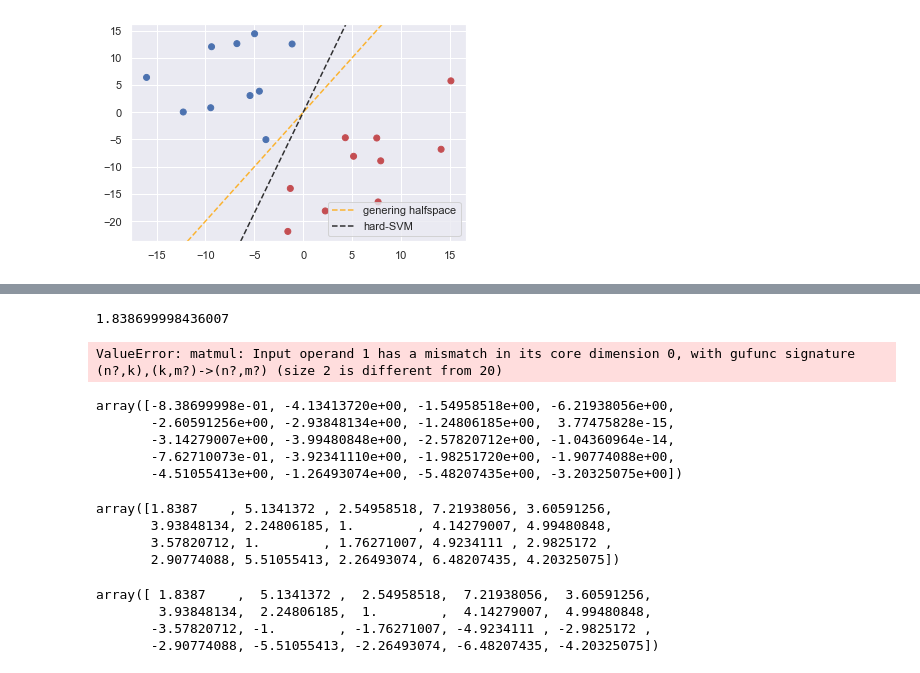
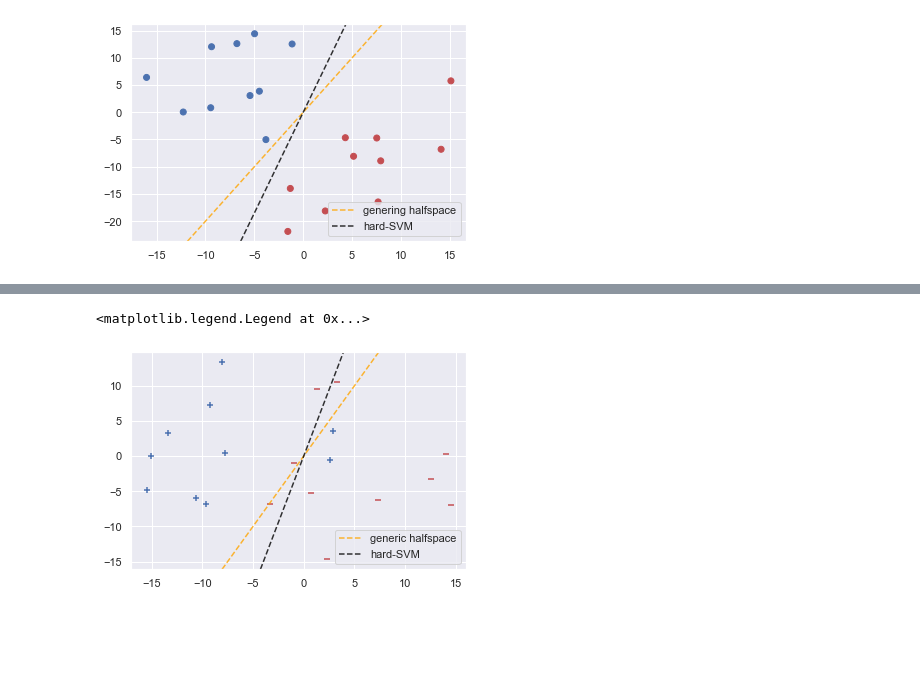
Before and after one commit to s276842/Mathematics-In-Machine-Learning, a Jupyter notebook: svm.ipynb, the cells around one changed output, grey strips where cells are left out. Cells and saved outputs as stored; diff of their text form; code cells hidden in the pictures; blank space fills up the shorter version.

Commit message:
soft-SVM

```diff
--- a/svm.ipynb
+++ b/svm.ipynb
@@ -98,32 +206,19 @@ SyntaxError: invalid syntax (<ipython-input-46-f4745782f9e9>, line 3)
 # %%
-x = X[0]
+model = soft_SVM()
+model.sgd(X, y, lam = 10)
+y_pred = model.transform(X)
+
+# colors = ['b' if y == 1.0 else 'r' for y in y_pred ]
+# plt.scatter(X[:,0], X[:,1], c=colors)
+plt.scatter(x_pos[:,0], x_pos[:,1], c='b', marker='+')
+plt.scatter(x_neg[:,0], x_neg[:,1], c='r', marker='_')
+# plt.plot([-10,10], [separating_line(-10), separating_line(10)],  linestyle='--', color ='black')
+w = model.w
+d = -w[0]/w[1]
+plt.axline((0, 0), slope = 2,  linestyle='--', color='orange', alpha=0.8, label ='generic halfspace')
+plt.axline((0, 0), slope = d,  linestyle='--', color='black', alpha=0.8, label ='hard-SVM')
+
+plt.legend()
+# %% [output]
+<matplotlib.legend.Legend at 0x...>
+[figure, added]
-# %%
-w @ x
-# %% [output]
-1.838699998436007
-# %%
-X.T @w
-# %% [output]
-ValueError: matmul: Input operand 1 has a mismatch in its core dimension 0, with gufunc signature (n?,k),(k,m?)->(n?,m?) (size 2 is different from 20)
-# %%
-1 - y*(X.dot(w))
-# %% [output]
-array([-8.38699998e-01, -4.13413720e+00, -1.54958518e+00, -6.21938056e+00,
-       -2.60591256e+00, -2.93848134e+00, -1.24806185e+00,  3.77475828e-15,
-       -3.14279007e+00, -3.99480848e+00, -2.57820712e+00, -1.04360964e-14,
-       -7.62710073e-01, -3.92341110e+00, -1.98251720e+00, -1.90774088e+00,
-       -4.51055413e+00, -1.26493074e+00, -5.48207435e+00, -3.20325075e+00])
-# %%
-y*(X.dot(w))
-# %% [output]
-array([1.8387    , 5.1341372 , 2.54958518, 7.21938056, 3.60591256,
-       3.93848134, 2.24806185, 1.        , 4.14279007, 4.99480848,
-       3.57820712, 1.        , 1.76271007, 4.9234111 , 2.9825172 ,
-       2.90774088, 5.51055413, 2.26493074, 6.48207435, 4.20325075])
-# %%
-(X.dot(w))
-# %% [output]
-array([ 1.8387    ,  5.1341372 ,  2.54958518,  7.21938056,  3.60591256,
-        3.93848134,  2.24806185,  1.        ,  4.14279007,  4.99480848,
-       -3.57820712, -1.        , -1.76271007, -4.9234111 , -2.9825172 ,
-       -2.90774088, -5.51055413, -2.26493074, -6.48207435, -4.20325075])
```
Also changed, not shown: parts of 3 cells of this notebook.
